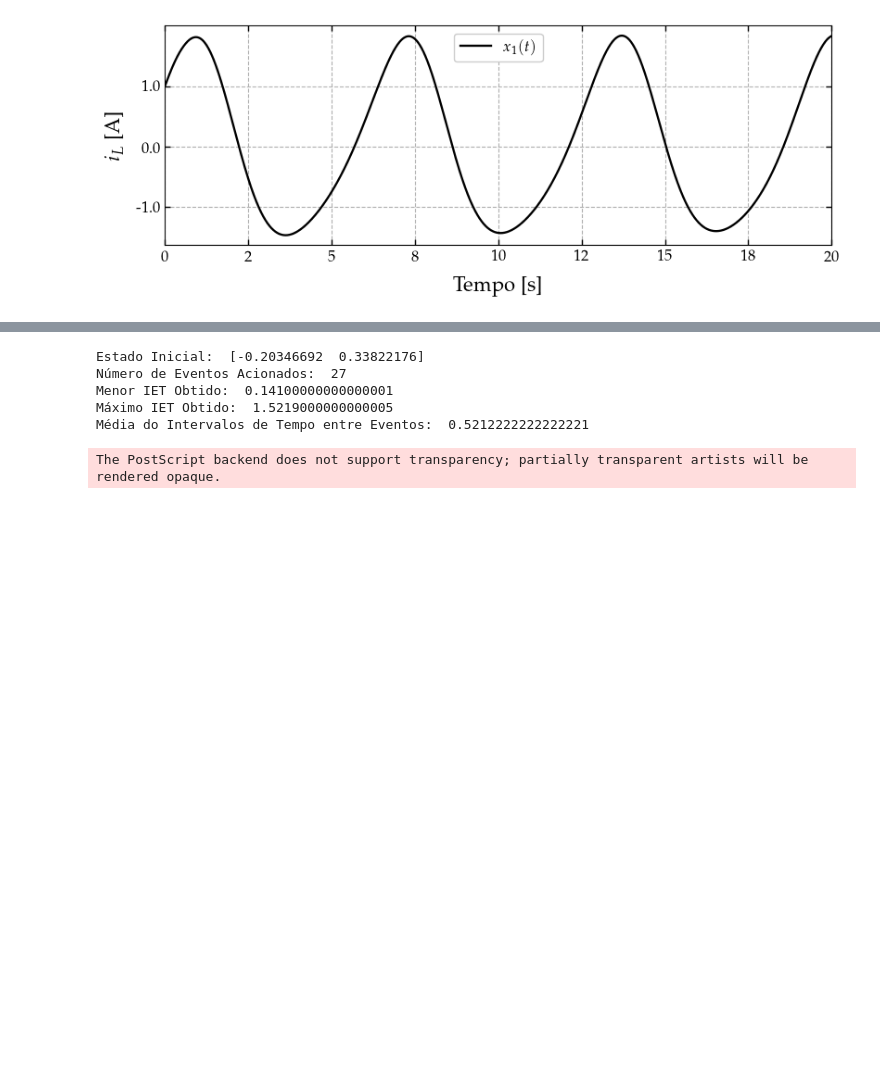
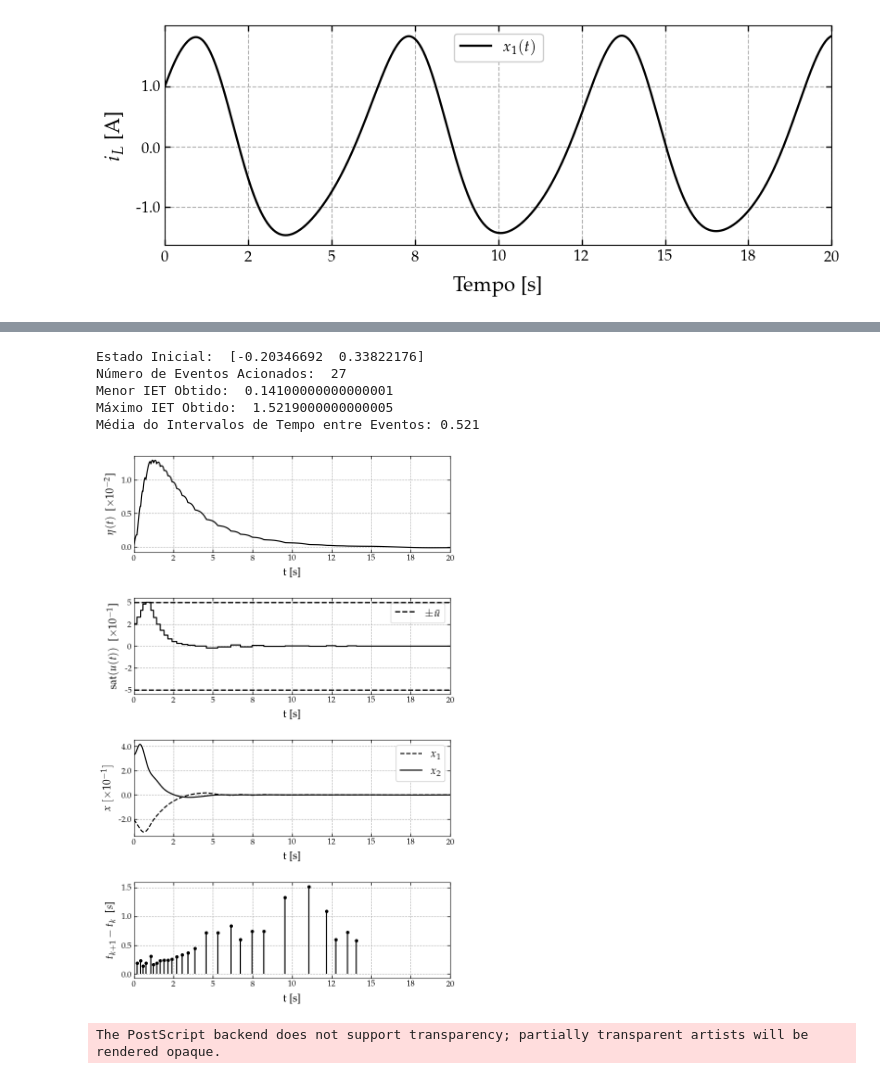
Before and after one commit to andel-vitorio/event-based-control, a Jupyter notebook: Notebooks/PETC for LPV Systems/I - DETM, Saturated and Perturbed System copy.ipynb, the cells around one changed output, grey strips where cells are left out. Saved outputs shown, nothing was run; the diff lists cells and outputs as text; code cells hidden in the pictures; blank space fills up the shorter version.

```diff
--- a/Notebooks/PETC for LPV Systems/I - DETM, Saturated and Perturbed System copy.ipynb
+++ b/Notebooks/PETC for LPV Systems/I - DETM, Saturated and Perturbed System copy.ipynb
@@ -839,5 +918,5 @@ Simulações concluídas. Resultados salvos em Results/Notebook-I/ClosedLoop_Res
 # %%
-%matplotlib qt
+%matplotlib inline
 
 simulation_index = 11
 inter_event_times = results_clsim['inter-event-times'][simulation_index]
@@ -860,8 +939,7 @@ print("Número de Eventos Acionados: ", len(inter_event_times))
 if len(inter_event_times) != 0:
   print("Menor IET Obtido: ", min(inter_event_times))
   print("Máximo IET Obtido: ", max(inter_event_times))
-  print("Média do Intervalos de Tempo entre Eventos: ", np.mean(
-        inter_event_times) )
+  print(f"Média do Intervalos de Tempo entre Eventos: {np.mean(inter_event_times):.3f}" )
 
 
 n_f, n_ul, n_dp = nm.format_magnitudes(
@@ -920,35 +998,35 @@ if len(inter_event_times) > 0:
 
     gph.stem(
       axs['iet'], [et for et in event_times],
       [et for et in inter_event_times],
       xlabel='t [s]', ylabel='$t_{k+1} - t_k\\;$ [$s$]',
       # title='Intervalos entre Eventos',
       stem_cfg={**cfg,
         'axis': {**cfg['axis'],'x_digits': t_decimal_places,
                   'y_digits': 1},
         'limits': { **cfg['limits'], **axis_limits },
       })
 
 
 else:
     axs['iet'].text(0.5, 0.5, 'No triggered events',
                     ha='center', va='center', fontsize=14,
                     transform=axs['iet'].transAxes)
     axs['iet'].set_title('Inter-event Times')
     axs['iet'].set_xlabel('t [s]')
     axs['iet'].set_ylabel('$t_{k+1} - t_k$ [$ms$]')
     axs['iet'].set_xlim([0, simulation_time])
     axs['iet'].set_ylim([0, 1])  # valor simbólico
     axs['iet'].grid(False)
 
 plt.tight_layout(pad=2.)
 # %% [output]
 Estado Inicial:  [-0.20346692  0.33822176]
 Número de Eventos Acionados:  27
 Menor IET Obtido:  0.14100000000000001
 Máximo IET Obtido:  1.5219000000000005
-Média do Intervalos de Tempo entre Eventos:  0.5212222222222221
+Média do Intervalos de Tempo entre Eventos: 0.521
-The PostScript backend does not support transparency; partially transparent artists will be rendered opaque.
+[figure, added]
 # %%
 %matplotlib qt
 
@@ -977,7 +1055,7 @@ for b in B2:
     Du_tilde_region &= (result.reshape(X.shape) <= u_bar[0])
 saturation_region = ~Du_tilde_region
 
-ax.contourf(X, Y, saturation_region, levels=[0.4, 1.5], colors=['#f4f4f4'], linewidths=0)
+ax.contourf(X, Y, saturation_region, levels=[0.4, 1.5], colors=['#e4e4e4'], linewidths=0)
 
 
 
@@ -1033,3 +1111,5 @@ gph.create_custom_legend(ax, elements, labels)
 
 # Exibir o gráfico
 plt.tight_layout()
+# %% [output]
+The PostScript backend does not support transparency; partially transparent artists will be rendered opaque.
```
Also changed, not shown: parts of 7 cells of this notebook, 2 other files.
